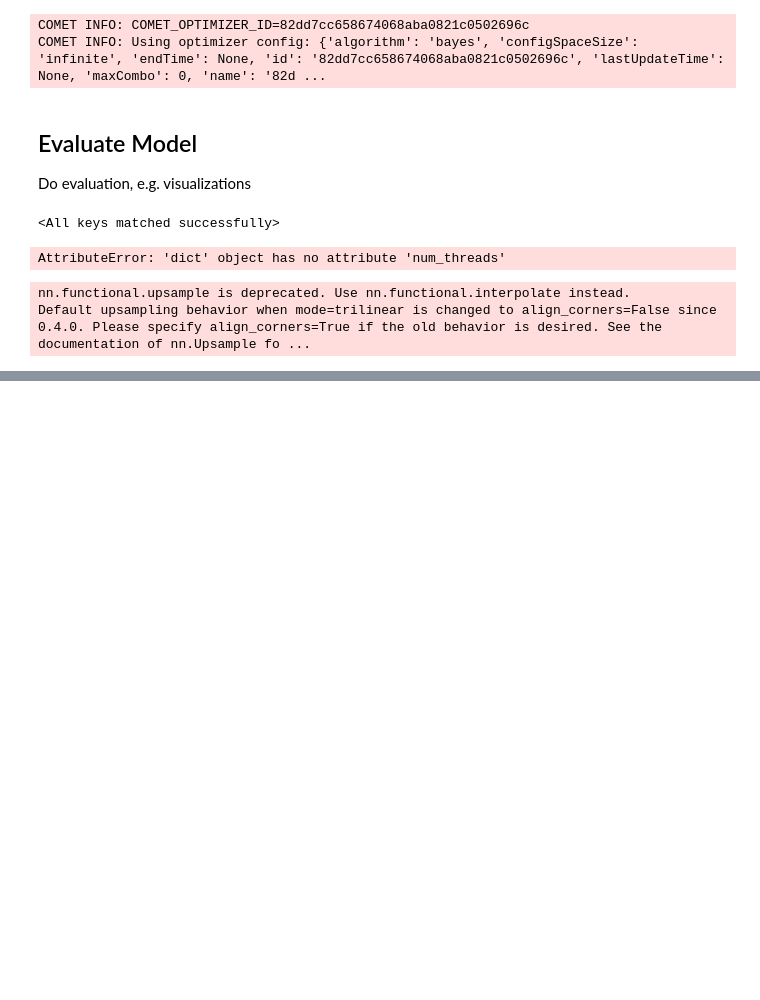
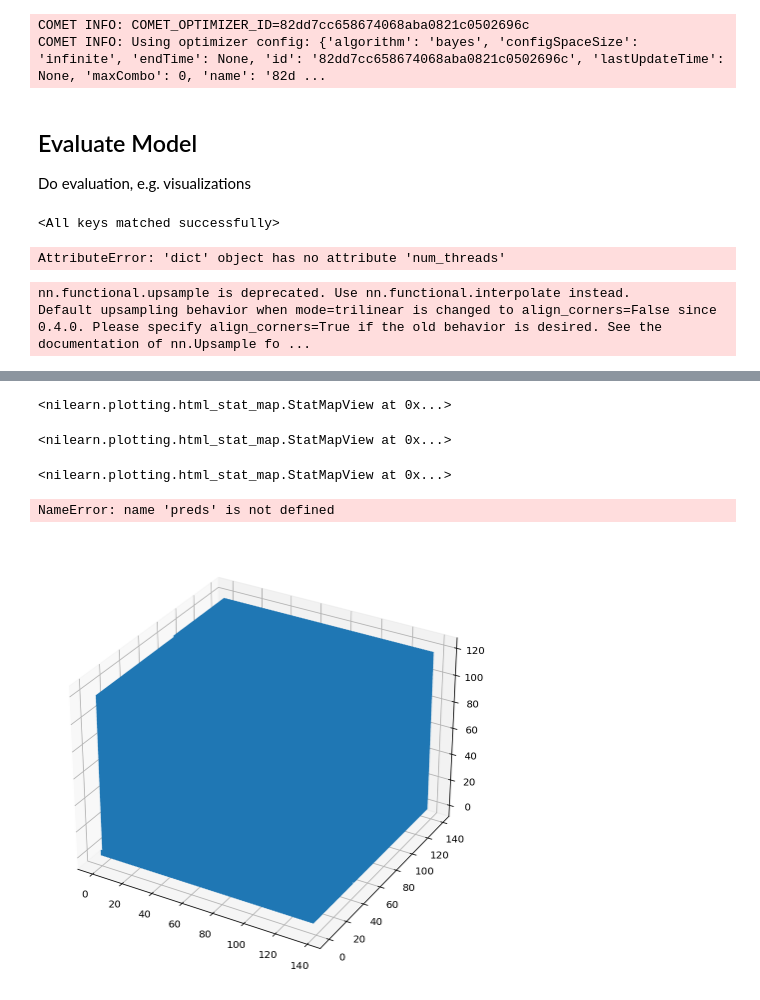
Before and after one commit to MarkusMartinMueller/ML_in_MIP, a Jupyter notebook: develop/markus/testmodel.ipynb, the cells around one changed output, grey strips where cells are left out. Drawn from its saved outputs; the diff is of its cells as text; code cells hidden in the pictures; blank space fills up the shorter version.

```diff
--- a/develop/markus/testmodel.ipynb
+++ b/develop/markus/testmodel.ipynb
@@ -456,0 +556,2 @@ np.save(datafile,arr = predictions)
+# %%
+uni = patch_unifier_alternativ(preds,9,most_commen_shape,64)
@@ -458,7 +569,7 @@ np.save(datafile,arr = predictions)
 
 idx = 0
 nip.view_img(
-    nib.Nifti1Image(pred_classes[0][0], np.eye(4)),
+    nib.Nifti1Image(uni[0], np.eye(4)),
     symmetric_cmap=False,
     cmap="Greys_r",
     bg_img=False,
@@ -466,6 +577,21 @@ nip.view_img(
     threshold=1e-03,
     draw_cross=False
 )
+# %% [output]
+<nilearn.plotting.html_stat_map.StatMapView at 0x...>
+# %%
+idx = 0
+nip.view_img(
+    nib.Nifti1Image(uni_labels[0], np.eye(4)),
+    symmetric_cmap=False,
+    cmap="Greys_r",
+    bg_img=False,
+    black_bg=True,
+    threshold=1e-03,
+    draw_cross=False
+)
+# %% [output]
+<nilearn.plotting.html_stat_map.StatMapView at 0x...>
 # %%
 idx = 0
 nip.view_img(
@@ -475,5 +601,16 @@ nip.view_img(
     bg_img=False,
     black_bg=True,
     threshold=1e-03,
-    draw_cross=False
-)
+    draw_cross=False)
+# %% [output]
+<nilearn.plotting.html_stat_map.StatMapView at 0x...>
+# %%
+preds[54]
+# %% [output]
+NameError: name 'preds' is not defined
+# %%
+
+
+evaluation.draw_mask_3d(uni[3])
+# %% [output]
+[figure, added]
```
Also changed, not shown: parts of 15 cells of this notebook, 4 other files.
